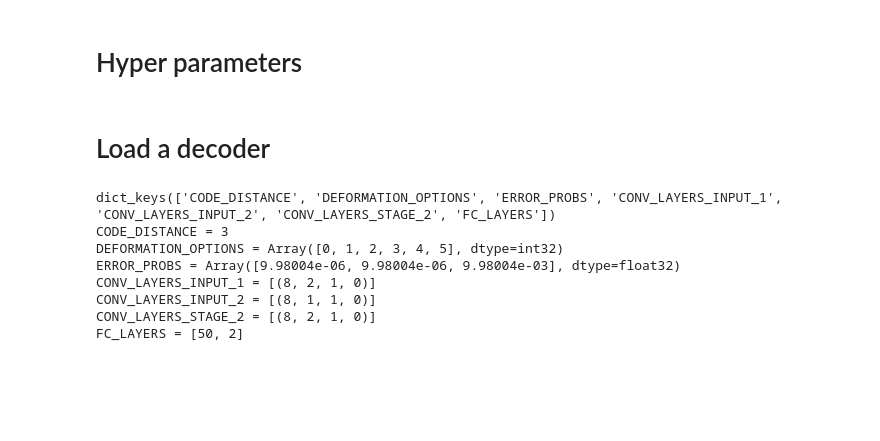
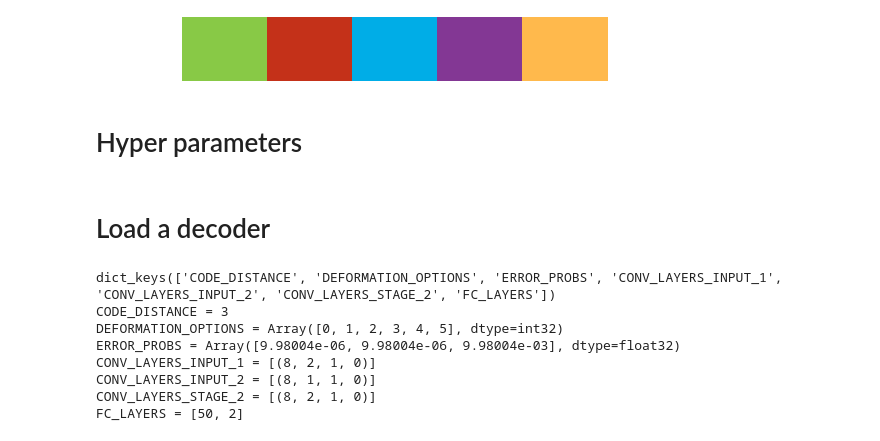
Before and after one commit to JuliusRye/QEC, a Jupyter notebook: Modules/reinforcement_learning_deformation_search.ipynb, the cells around one changed output. Cells and saved outputs as stored; diff of their text form; code cells hidden in the pictures; blank space fills up the shorter version.

```diff
--- a/Modules/reinforcement_learning_deformation_search.ipynb
+++ b/Modules/reinforcement_learning_deformation_search.ipynb
@@ -1,18 +1,23 @@
 # %%
-from quantum_error_correction_code import SurfaceCode, QEC
+from quantum_error_correction_code import SurfaceCode, deformation_cmap
 from neural_network import CNNDual, CNN, load_params
 
 from replay_buffer import UniformReplayBuffer
 from agent import DQN
 
-from environment import EnvironmentCNN, EnvironmentPML, EnvironmentBase
+from environment import *
 
 import jax.numpy as jnp
 from jax import random, lax
 from jax.tree_util import tree_map
 import optax
 
 import matplotlib.pyplot as plt
+from time import time
+
+deformation_cmap
+# %% [output]
+[figure, added]
 # %% [markdown]
 # Hyper parameters
 # %%
```
Also changed, not shown: parts of 10 cells of this notebook, 38 other files.
